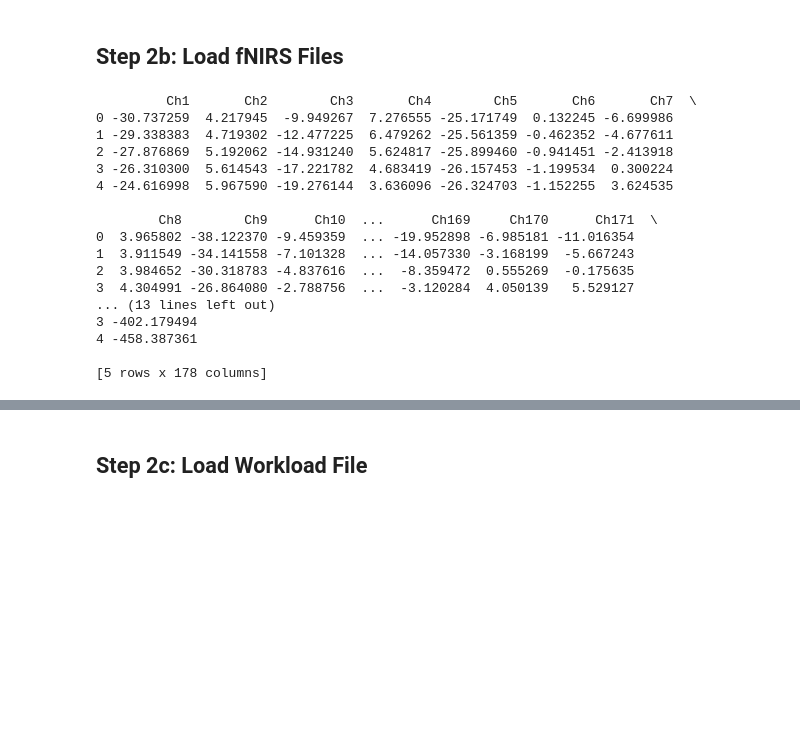
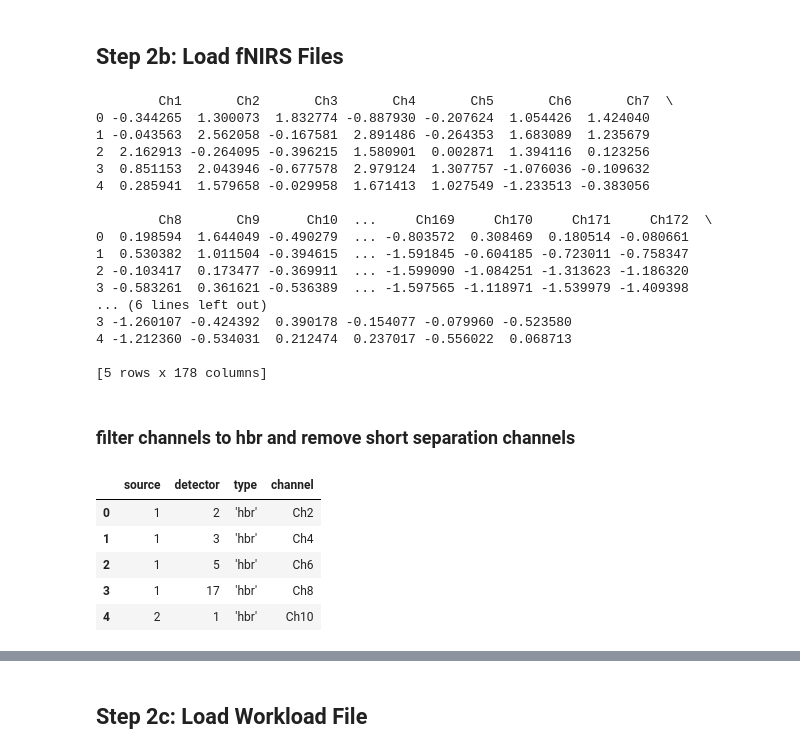
Before and after one commit to aarnol/workload-classification, a Jupyter notebook: model.ipynb, the cells around one changed output, grey strips where cells are left out. Drawn from its saved outputs; the diff is of its cells as text; code cells hidden in the pictures; blank space fills up the shorter version.

Commit message:
Standardized and added support for windowed inputs

```diff
--- a/model.ipynb
+++ b/model.ipynb
@@ -37,28 +37,52 @@ print(timings[0].head())
 # %% [markdown]
 ## Step 2b: Load fNIRS Files
 # %%
+from scipy.stats import zscore
 data = {}
 for subject in demographics:
     path = os.path.join("data", "data_csvs", subject+".csv")
     fnir = pd.read_csv(path, sep=",", header=0)
     fnir = fnir.drop(columns=['Time'])
+    # standardize the data by channel
+    fnir = fnir.apply(zscore)
+
+
     data[subject] = fnir
 print(data['P07'].head())
 # %% [output]
-         Ch1       Ch2        Ch3       Ch4        Ch5       Ch6       Ch7  \
-0 -30.737259  4.217945  -9.949267  7.276555 -25.171749  0.132245 -6.699986
-1 -29.338383  4.719302 -12.477225  6.479262 -25.561359 -0.462352 -4.677611
-2 -27.876869  5.192062 -14.931240  5.624817 -25.899460 -0.941451 -2.413918
-3 -26.310300  5.614543 -17.221782  4.683419 -26.157453 -1.199534  0.300224
-4 -24.616998  5.967590 -19.276144  3.636096 -26.324703 -1.152255  3.624535
+        Ch1       Ch2       Ch3       Ch4       Ch5       Ch6       Ch7  \
+0 -0.344265  1.300073  1.832774 -0.887930 -0.207624  1.054426  1.424040
+1 -0.043563  2.562058 -0.167581  2.891486 -0.264353  1.683089  1.235679
+2  2.162913 -0.264095 -0.396215  1.580901  0.002871  1.394116  0.123256
+3  0.851153  2.043946 -0.677578  2.979124  1.307757 -1.076036 -0.109632
+4  0.285941  1.579658 -0.029958  1.671413  1.027549 -1.233513 -0.383056
 
-        Ch8        Ch9      Ch10  ...      Ch169     Ch170      Ch171  \
-0  3.965802 -38.122370 -9.459359  ... -19.952898 -6.985181 -11.016354
-1  3.911549 -34.141558 -7.101328  ... -14.057330 -3.168199  -5.667243
-2  3.984652 -30.318783 -4.837616  ...  -8.359472  0.555269  -0.175635
-3  4.304991 -26.864080 -2.788756  ...  -3.120284  4.050139   5.529127
-... (13 lines left out)
-3 -402.179494
-4 -458.387361
+        Ch8       Ch9      Ch10  ...     Ch169     Ch170     Ch171     Ch172  \
+0  0.198594  1.644049 -0.490279  ... -0.803572  0.308469  0.180514 -0.080661
+1  0.530382  1.011504 -0.394615  ... -1.591845 -0.604185 -0.723011 -0.758347
+2 -0.103417  0.173477 -0.369911  ... -1.599090 -1.084251 -1.313623 -1.186320
+3 -0.583261  0.361621 -0.536389  ... -1.597565 -1.118971 -1.539979 -1.409398
+... (6 lines left out)
+3 -1.260107 -0.424392  0.390178 -0.154077 -0.079960 -0.523580
+4 -1.212360 -0.534031  0.212474  0.237017 -0.556022  0.068713
 
 [5 rows x 178 columns]
+# %% [markdown]
+### filter channels to hbr and remove short separation channels
+# %%
+#import the channel info
+channel_info = pd.read_csv("data/channel_info.csv", sep=",", header=0)
+# filter for the hbr channels
+hbr = channel_info[channel_info['type'] == "'hbr'"]
+
+# drop short separation channels (anything above 28 will definitely be a short separation channel)
+hbr = hbr[hbr['detector'] < 29]
+hbr = hbr.reset_index(drop=True)
+hbr.head(5)
+# %% [output]
+|  | source | detector | type | channel |
+| 0 | 1 | 2 | 'hbr' | Ch2 |
+| 1 | 1 | 3 | 'hbr' | Ch4 |
+| 2 | 1 | 5 | 'hbr' | Ch6 |
+| 3 | 1 | 17 | 'hbr' | Ch8 |
+| 4 | 2 | 1 | 'hbr' | Ch10 |
```
Also changed, not shown: parts of 7 cells of this notebook, 2 other files.
